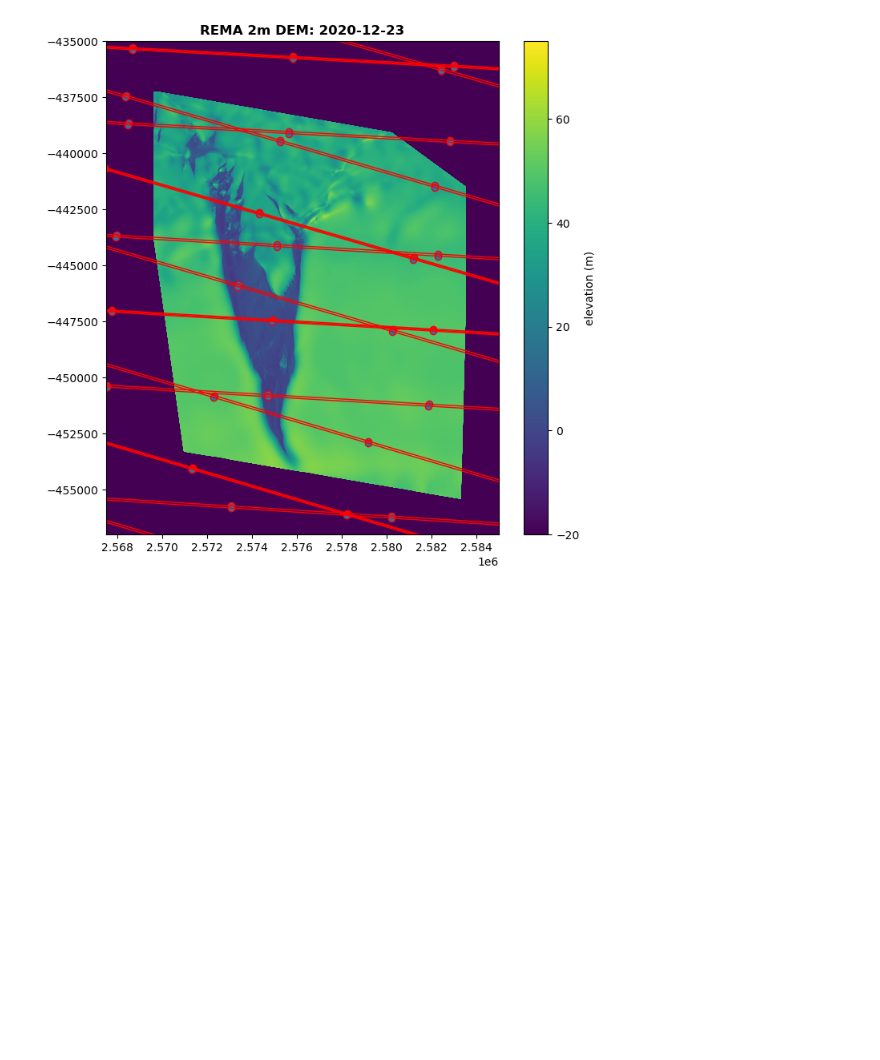
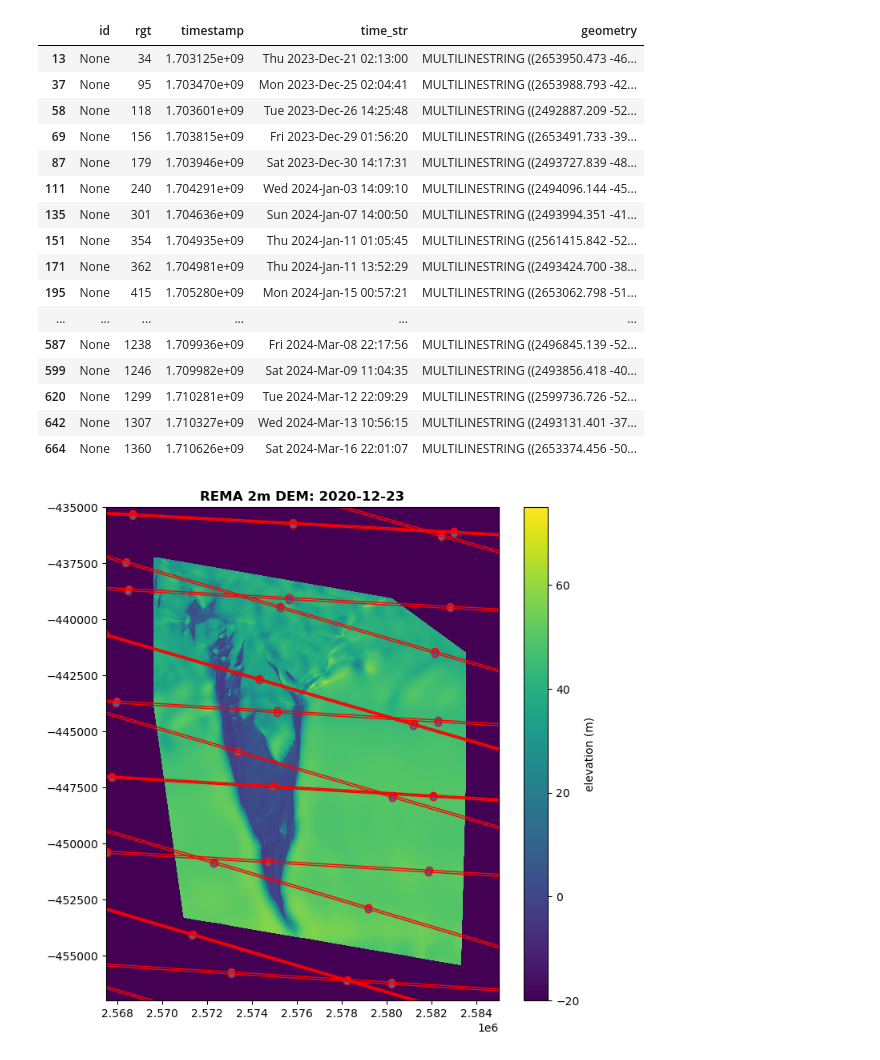
Before and after one commit to chancelorr/rifts, a Jupyter notebook: notebooks/viewREMA.ipynb, the cells around one changed output. Saved outputs shown, nothing was run; the diff lists cells and outputs as text; code cells hidden in the pictures; blank space fills up the shorter version.

```diff
--- a/notebooks/viewREMA.ipynb
+++ b/notebooks/viewREMA.ipynb
@@ -56,3 +105,23 @@ gj = gpd.GeoDataFrame.from_file(file).set_crs('EPSG:4326').to_crs('EPSG:3031')
+# %%
+gj[gj.geometry.geom_type=="MultiLineString"]
+# %% [output]
+|  | id | rgt | timestamp | time_str | geometry |
+| 13 | None | 34 | 1.703125e+09 | Thu 2023-Dec-21 02:13:00 | MULTILINESTRING ((2653950.473 -46... |
+| 37 | None | 95 | 1.703470e+09 | Mon 2023-Dec-25 02:04:41 | MULTILINESTRING ((2653988.793 -42... |
+| 58 | None | 118 | 1.703601e+09 | Tue 2023-Dec-26 14:25:48 | MULTILINESTRING ((2492887.209 -52... |
+| 69 | None | 156 | 1.703815e+09 | Fri 2023-Dec-29 01:56:20 | MULTILINESTRING ((2653491.733 -39... |
+| 87 | None | 179 | 1.703946e+09 | Sat 2023-Dec-30 14:17:31 | MULTILINESTRING ((2493727.839 -48... |
+| 111 | None | 240 | 1.704291e+09 | Wed 2024-Jan-03 14:09:10 | MULTILINESTRING ((2494096.144 -45... |
+| 135 | None | 301 | 1.704636e+09 | Sun 2024-Jan-07 14:00:50 | MULTILINESTRING ((2493994.351 -41... |
+| 151 | None | 354 | 1.704935e+09 | Thu 2024-Jan-11 01:05:45 | MULTILINESTRING ((2561415.842 -52... |
+| 171 | None | 362 | 1.704981e+09 | Thu 2024-Jan-11 13:52:29 | MULTILINESTRING ((2493424.700 -38... |
+| 195 | None | 415 | 1.705280e+09 | Mon 2024-Jan-15 00:57:21 | MULTILINESTRING ((2653062.798 -51... |
+| ... | ... | ... | ... | ... | ... |
+| 587 | None | 1238 | 1.709936e+09 | Fri 2024-Mar-08 22:17:56 | MULTILINESTRING ((2496845.139 -52... |
+| 599 | None | 1246 | 1.709982e+09 | Sat 2024-Mar-09 11:04:35 | MULTILINESTRING ((2493856.418 -40... |
+| 620 | None | 1299 | 1.710281e+09 | Tue 2024-Mar-12 22:09:29 | MULTILINESTRING ((2599736.726 -52... |
+| 642 | None | 1307 | 1.710327e+09 | Wed 2024-Mar-13 10:56:15 | MULTILINESTRING ((2493131.401 -37... |
+| 664 | None | 1360 | 1.710626e+09 | Sat 2024-Mar-16 22:01:07 | MULTILINESTRING ((2653374.456 -50... |
 # %%
 vmin, vmax = -20, 75
 titl = 'REMA 2m DEM: 2020-12-23'
```
Also changed, not shown: parts of 3 cells of this notebook, 55 other files.
